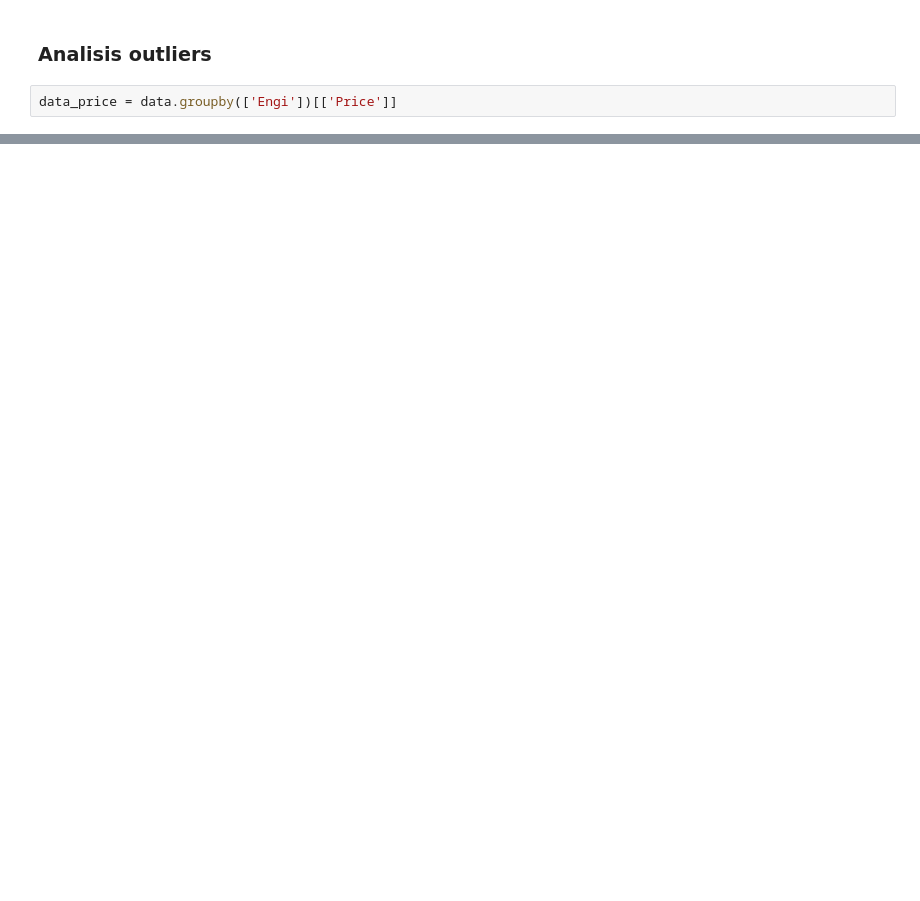
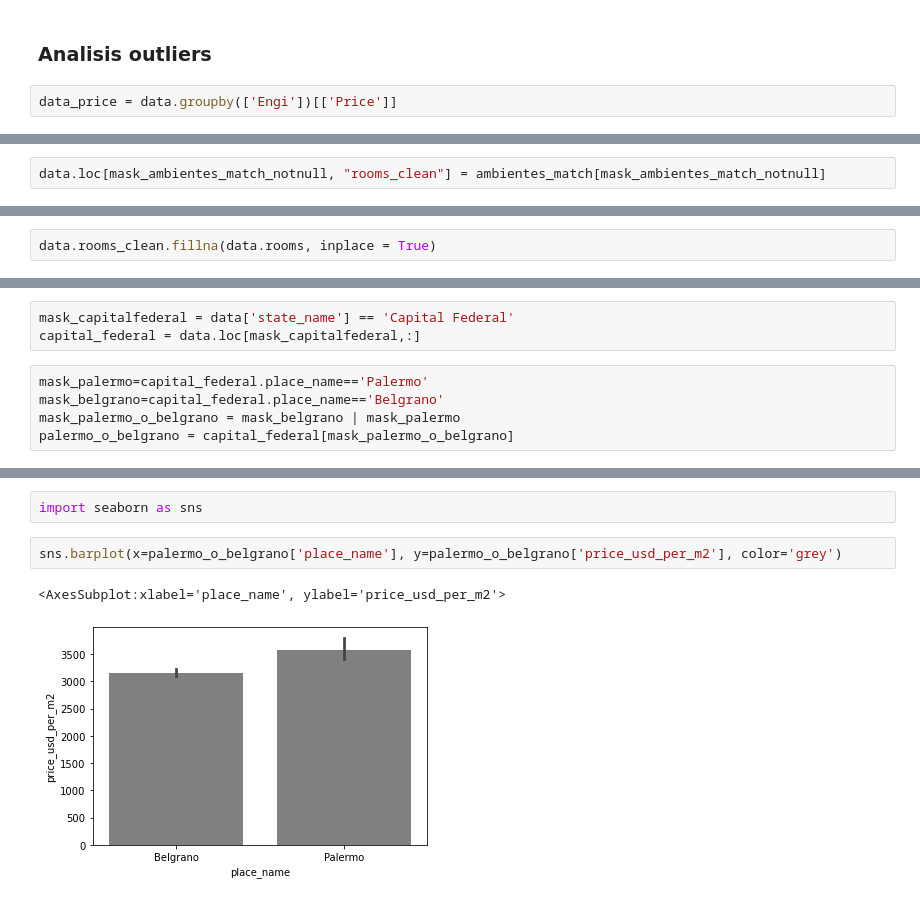
Before and after one commit to Gonzabarbot/Car_pricing, a Jupyter notebook: Car_pricing.ipynb, the cells around one changed output, grey strips where cells are left out. Cells and saved outputs as stored; diff of their text form; blank space fills up the shorter version.

```diff
--- a/Car_pricing.ipynb
+++ b/Car_pricing.ipynb
@@ -199,0 +932,2 @@ data.boxplot(by='Engi',column= ['Price'])
+# %%
+data.loc[mask_ambientes_match_notnull, "rooms_clean"] = ambientes_match[mask_ambientes_match_notnull]
@@ -199,0 +938,2 @@ data.boxplot(by='Engi',column= ['Price'])
+# %%
+data.rooms_clean.fillna(data.rooms, inplace = True)
@@ -199,0 +1030,8 @@ data.boxplot(by='Engi',column= ['Price'])
+# %%
+mask_capitalfederal = data['state_name'] == 'Capital Federal'
+capital_federal = data.loc[mask_capitalfederal,:]
+# %%
+mask_palermo=capital_federal.place_name=='Palermo'
+mask_belgrano=capital_federal.place_name=='Belgrano'
+mask_palermo_o_belgrano = mask_belgrano | mask_palermo
+palermo_o_belgrano = capital_federal[mask_palermo_o_belgrano]
@@ -199,0 +1045,7 @@ data.boxplot(by='Engi',column= ['Price'])
+# %%
+import seaborn as sns
+# %%
+sns.barplot(x=palermo_o_belgrano['place_name'], y=palermo_o_belgrano['price_usd_per_m2'], color='grey')
+# %% [output]
+<AxesSubplot:xlabel='place_name', ylabel='price_usd_per_m2'>
+[figure, added]
```
Also changed, not shown: parts of 158 cells of this notebook.
